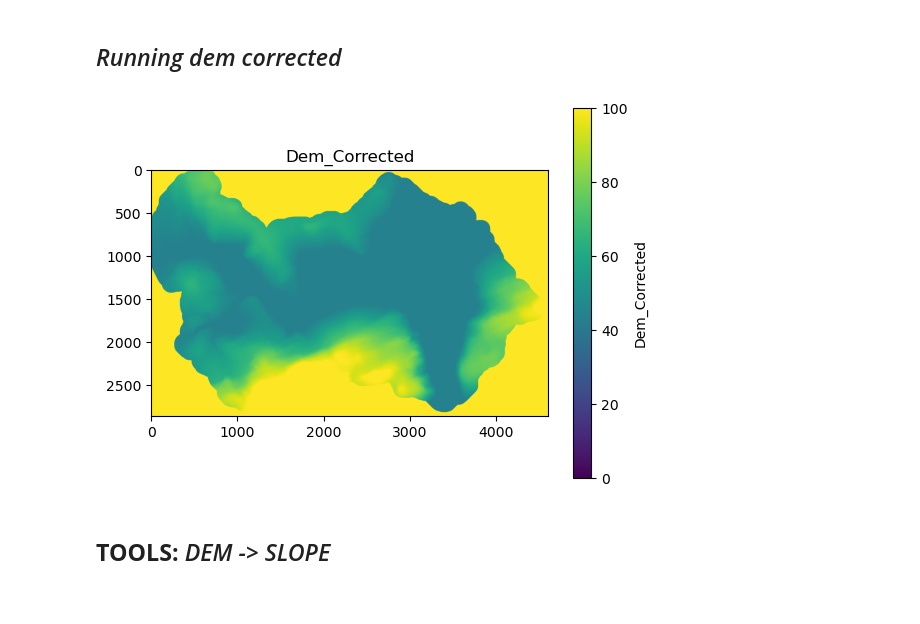
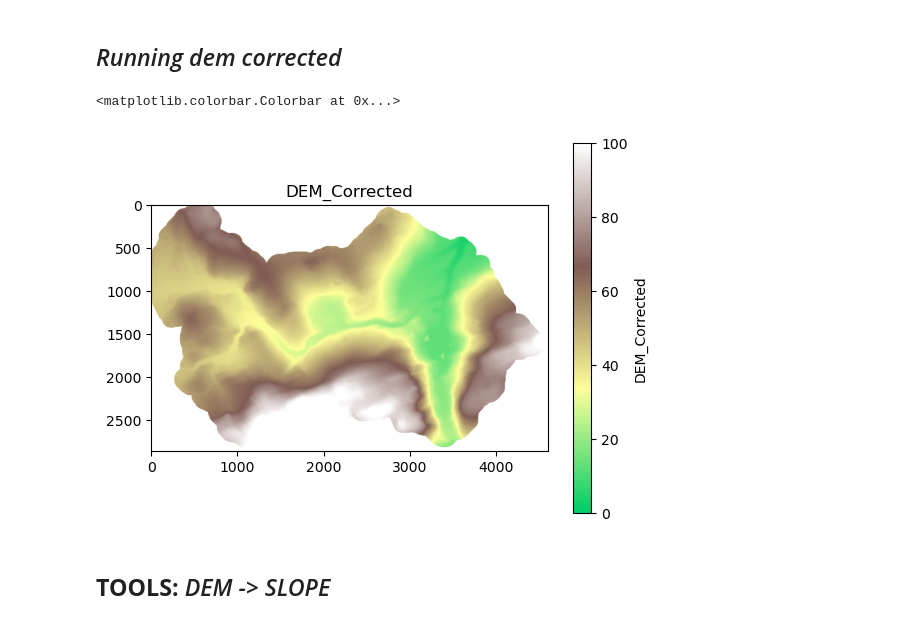
Before and after one commit to AquaPore/WflowRasterPython.py, a Jupyter notebook: Jupyter/Python_Pyflwdir_Wflow.ipynb, the cells around one changed output. Saved outputs shown, nothing was run; the diff lists cells and outputs as text; code cells hidden in the pictures.

```diff
--- a/Jupyter/Python_Pyflwdir_Wflow.ipynb
+++ b/Jupyter/Python_Pyflwdir_Wflow.ipynb
@@ -135,8 +144,8 @@ def DEM_2_LDD_HYDROMT(
 # %%
 import os as os
 
-Path_Input_Dem = os.path.join(Input_Root, Dem_Input)
-Path_Output_Ldd = os.path.join(Output_Root, Ldd_Output)
+Path_Input_Dem = os.path.join(Input_Root_Gis, Dem_Input)
+Path_Output_Ldd = os.path.join(Output_Root_Python, Ldd_Output)
 
 Ldd_Pyflwdir = DEM_2_LDD_HYDROMT(
    Path_Input_Dem,
@@ -158,7 +167,7 @@ import pyflwdir
 import rasterio
 import os as os
 
-def DEM_CORRECT(Ldd_MaxDepth, Path_Input_Dem, Path_Output_DemCorrected):
+def DEM_CORRECT(Path_Input_Dem, Path_Input_Ldd, Path_Output_DemCorrected):
    # Read uncoreccted DEM data using rasterio
    with rasterio.open(Path_Input_Dem, "r") as src:
       Dem_Uncorrected = src.read(1)
@@ -168,7 +177,21 @@ def DEM_CORRECT(Ldd_MaxDepth, Path_Input_Dem, Path_Output_DemCorrected):
       latlon = src.crs.is_geographic
       prof = src.profile
 
-   Dem_Corrected, D8 = pyflwdir.dem.fill_depressions(Dem_Uncorrected, outlets='edge', idxs_pit=None, nodata=-9999.0, max_depth=Ldd_MaxDepth, elv_max=None, connectivity=8)
+   # Read D8 data using rasterio
+   with rasterio.open(Path_Input_Ldd, "r") as src:
+      FlowDirection_Rasterio = src.read(1)
+      nodata = src.nodata
+      transform = src.transform
+      crs = src.crs
+      latlon = src.crs.is_geographic
+      prof = src.profile
+
+   FlowDirection_Pyflwdir = pyflwdir.from_array( FlowDirection_Rasterio, ftype="ldd", transform=transform, latlon=latlon, cache=True)
+
+   # Dem_Corrected, D8 = pyflwdir.dem.fill_depressions(Dem_Uncorrected, outlets='edge', idxs_pit=None, nodata=-9999.0, max_depth=Ldd_MaxDepth, elv_max=None, connectivity=8)
+
+   # Returns the hydrologically adjusted elevation where each downstream cell has the same or lower elevation as the current cell.
+   Dem_Corrected = FlowDirection_Pyflwdir.dem_adjust(elevtn=Dem_Uncorrected)
 
    prof.update(dtype=Dem_Uncorrected.dtype, nodata=False)
    with rasterio.open(Path_Output_DemCorrected, "w", **prof) as src:
@@ -178,14 +201,29 @@ def DEM_CORRECT(Ldd_MaxDepth, Path_Input_Dem, Path_Output_DemCorrected):
 # %% [markdown]
 ## *Running dem corrected*
 # %%
-Path_Input_Dem           = os.path.join(Input_Root, Dem_Input)
-Path_Output_DemCorrected = os.path.join(Output_Root, DemCorrected_Input)
+import matplotlib.pyplot as plt
+from matplotlib import cm, colors
 
-Dem_Corrected = DEM_CORRECT(Ldd_MaxDepth, Path_Input_Dem, Path_Output_DemCorrected)
+Path_Input_Dem           = os.path.join(Input_Root_Gis, Dem_Input)
+Path_Input_Ldd           = os.path.join(Output_Root_Python, Ldd_Output)
+Path_Output_DemCorrected = os.path.join(Output_Root_Python, DemCorrected_Output)
 
-PLOT_MAPS(Dem_Corrected, "Dem_Corrected", 0, 100)
+Dem_Corrected = DEM_CORRECT(Path_Input_Dem, Path_Input_Ldd, Path_Output_DemCorrected)
+
+# PLOT_MAPS(Dem_Corrected, "Dem_Corrected", 0, 100)
-# %% [output]
-[figure, removed]
+# %%
+cmap_dem = colors.LinearSegmentedColormap.from_list(
+    "dem", plt.cm.terrain(np.linspace(0.25, 1, 256))
+)
+
+norm_dem = colors.Normalize(vmin=0, vmax=100)
+
+pyplot.imshow(Dem_Corrected, cmap=cmap_dem, norm=norm_dem)
+pyplot.title("DEM_Corrected")
+pyplot.colorbar(label="DEM_Corrected")
+# %% [output]
+<matplotlib.colorbar.Colorbar at 0x...>
+[figure, added]
 # %% [markdown]
 ## **TOOLS:** *DEM -> SLOPE*
 # %%
```
Also changed, not shown: parts of 38 cells of this notebook, 1 other file.
